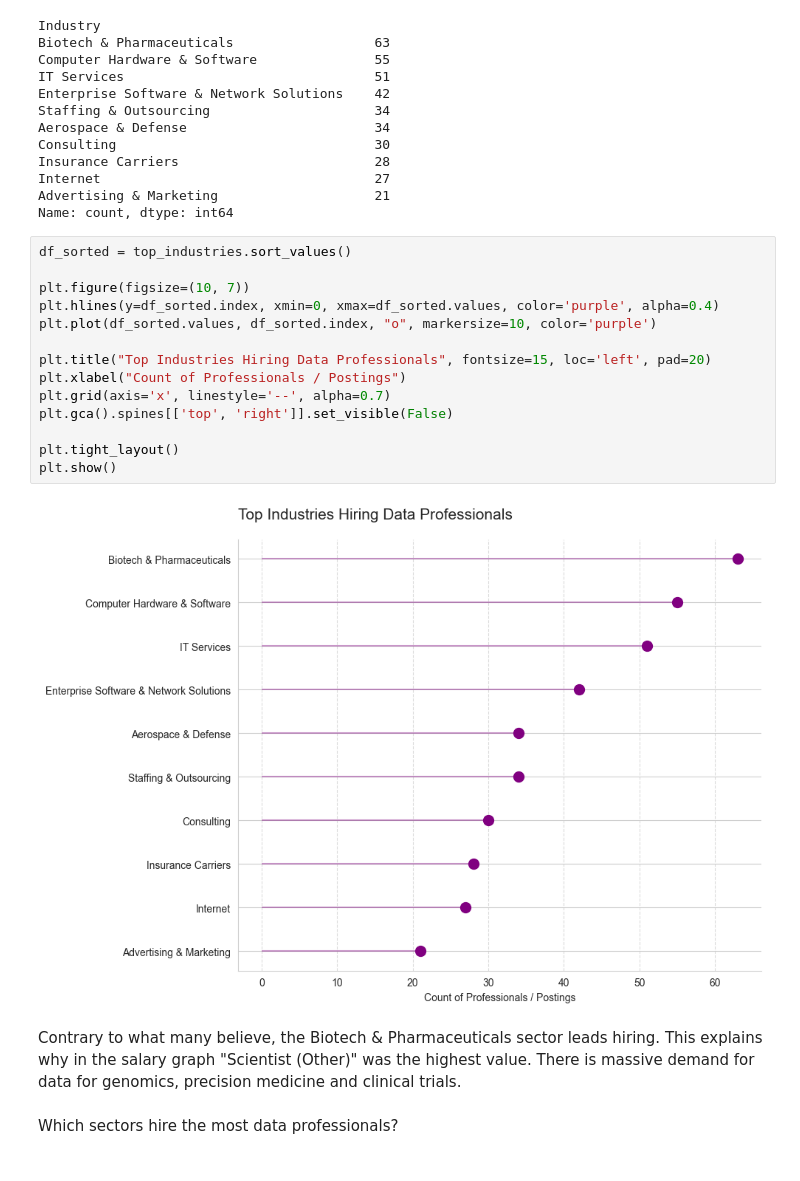
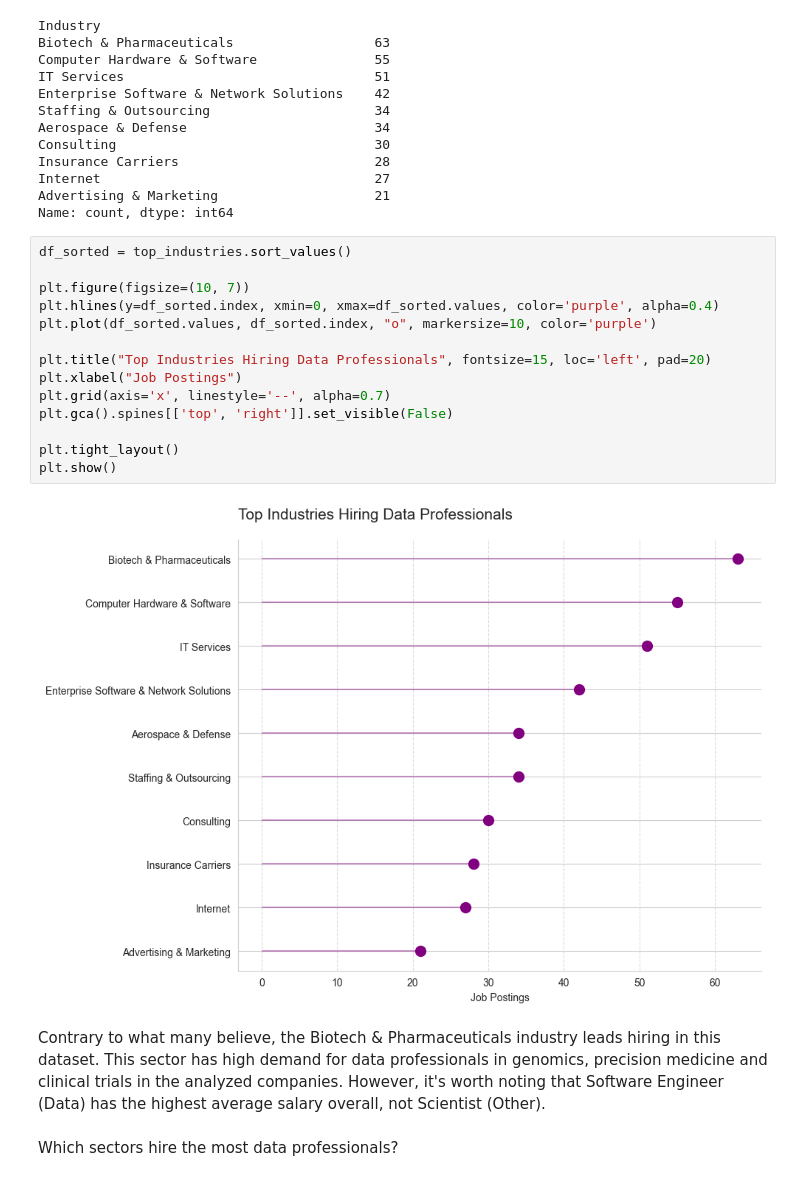
Before and after one commit to lmcasas/Data-Cleaning, a Jupyter notebook: notebooks/eda_ds_jobs.ipynb, the cells around one changed output. Drawn from its saved outputs; the diff is of its cells as text.

```diff
--- a/notebooks/eda_ds_jobs.ipynb
+++ b/notebooks/eda_ds_jobs.ipynb
@@ -218,21 +228,21 @@ Name: count, dtype: int64
 # %%
 df_sorted = top_industries.sort_values()
 
 plt.figure(figsize=(10, 7))
 plt.hlines(y=df_sorted.index, xmin=0, xmax=df_sorted.values, color='purple', alpha=0.4)
 plt.plot(df_sorted.values, df_sorted.index, "o", markersize=10, color='purple')
 
 plt.title("Top Industries Hiring Data Professionals", fontsize=15, loc='left', pad=20)
-plt.xlabel("Count of Professionals / Postings")
+plt.xlabel("Job Postings")
 plt.grid(axis='x', linestyle='--', alpha=0.7)
 plt.gca().spines[['top', 'right']].set_visible(False)
 
 plt.tight_layout()
 plt.show()
 # %% [output]
-[figure, old version]
+[figure, new version]
 # %% [markdown]
-Contrary to what many believe, the Biotech & Pharmaceuticals sector leads hiring. This explains why in the salary graph "Scientist (Other)" was the highest value. There is massive demand for data for genomics, precision medicine and clinical trials.
+Contrary to what many believe, the Biotech & Pharmaceuticals industry leads hiring in this dataset. This sector has high demand for data professionals in genomics, precision medicine and clinical trials in the analyzed companies. However, it's worth noting that Software Engineer (Data) has the highest average salary overall, not Scientist (Other).
 # %% [markdown]
 Which sectors hire the most data professionals?
 # %%
```
Also changed, not shown: parts of 13 cells of this notebook, 10 other files.
